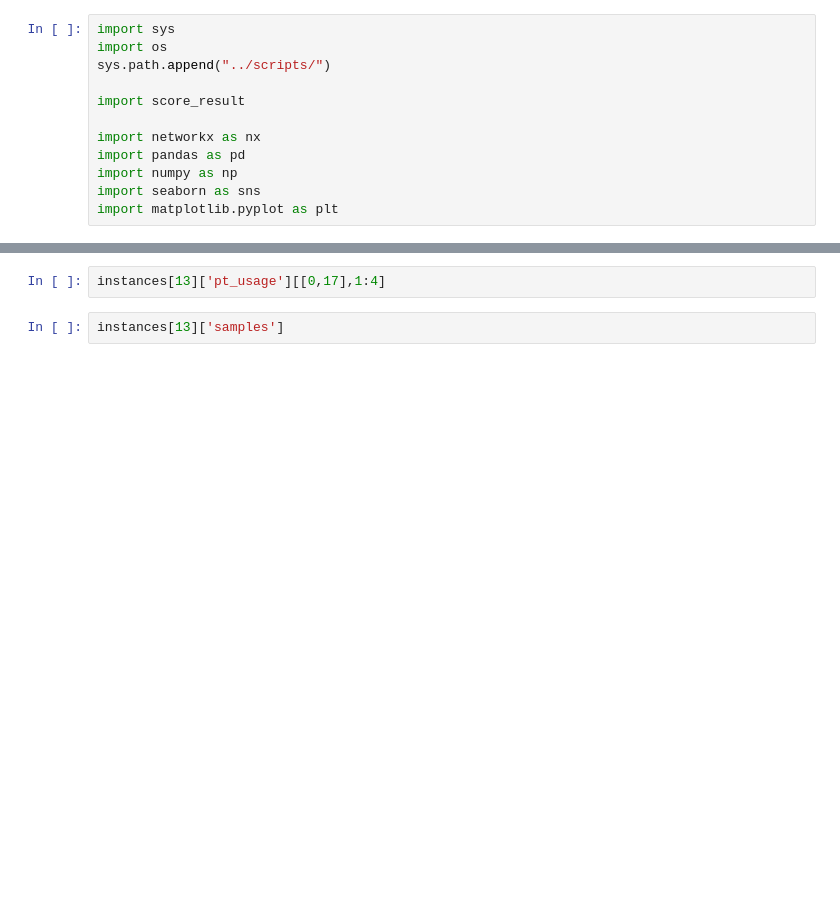
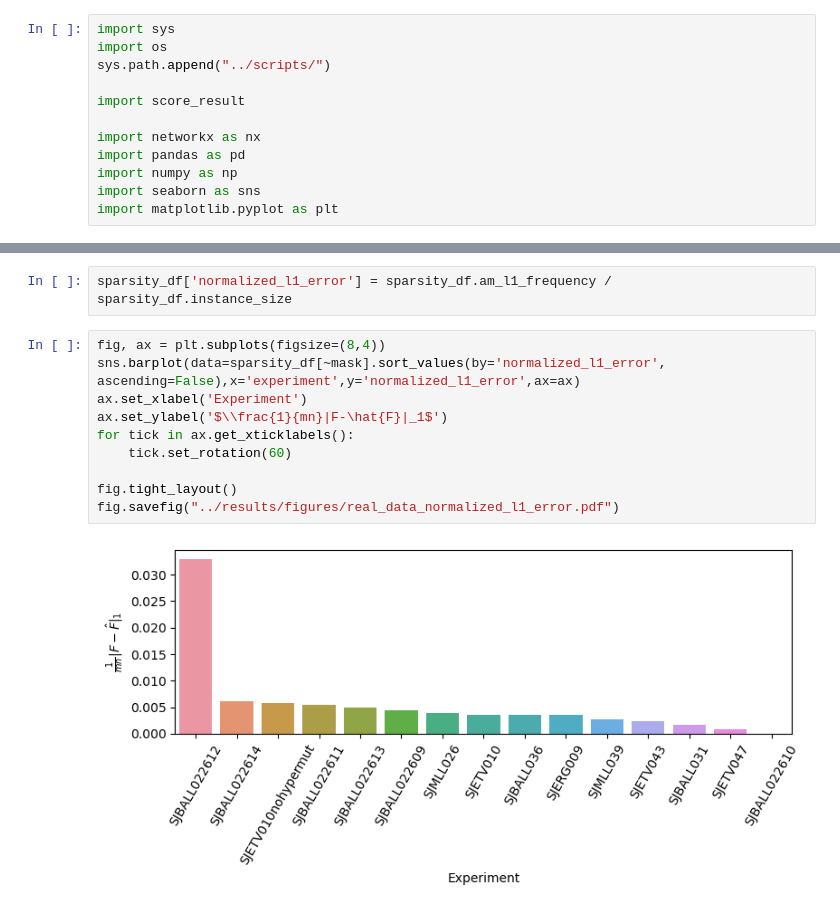
Before and after one commit to raphael-group/fastBE, a Jupyter notebook: notebooks/ball_realdata.ipynb, the cells around one changed output, grey strips where cells are left out. Drawn from its saved outputs; the diff is of its cells as text; blank space fills up the shorter version.

```diff
--- a/notebooks/ball_realdata.ipynb
+++ b/notebooks/ball_realdata.ipynb
@@ -159,4 +159,14 @@ nx.draw_networkx(instances[13]['pt'], pos=nx.spring_layout(instances[13]['pt']))
-# %%
-instances[13]['pt_usage'][[0,17],1:4]
-# %%
-instances[13]['samples']
+# %%
+sparsity_df['normalized_l1_error'] = sparsity_df.am_l1_frequency / sparsity_df.instance_size
+# %%
+fig, ax = plt.subplots(figsize=(8,4))
+sns.barplot(data=sparsity_df[~mask].sort_values(by='normalized_l1_error', ascending=False),x='experiment',y='normalized_l1_error',ax=ax)
+ax.set_xlabel('Experiment')
+ax.set_ylabel('$\\frac{1}{mn}|F-\hat{F}|_1$')
+for tick in ax.get_xticklabels():
+    tick.set_rotation(60)
+
+fig.tight_layout()
+fig.savefig("../results/figures/real_data_normalized_l1_error.pdf")
+# %% [output]
+[figure, added]
```
Also changed, not shown: parts of 14 cells of this notebook, 6 other files.
